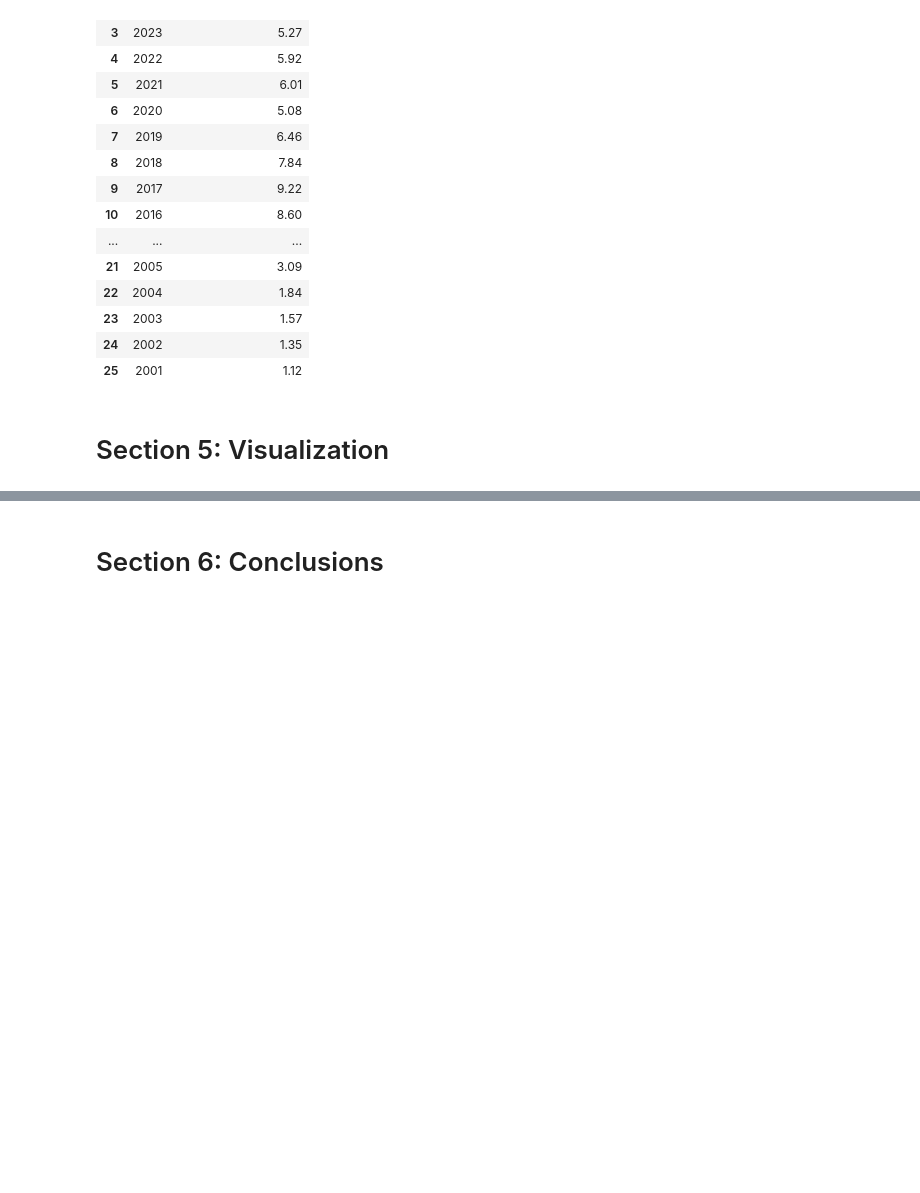
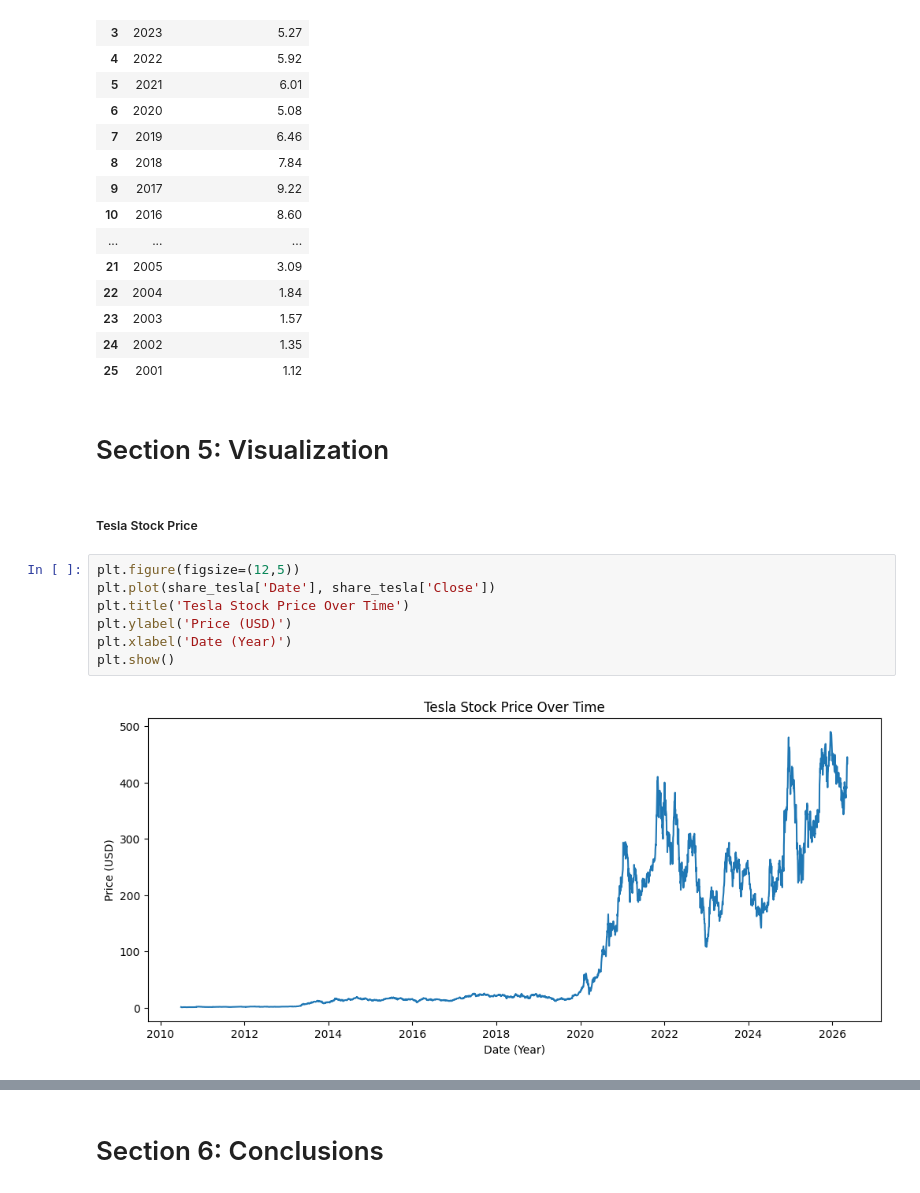
Before and after one commit to eddyzevallos12/Stock-Price-vs-Revenue-Analysis-Tesla-GameStop-, a Jupyter notebook: Stock Price vs Company Fundamentals Analysis.ipynb, the cells around one changed output, grey strips where cells are left out. Drawn from its saved outputs; the diff is of its cells as text; blank space fills up the shorter version.

Commit message:
visualizations

```diff
--- a/Stock Price vs Company Fundamentals Analysis.ipynb
+++ b/Stock Price vs Company Fundamentals Analysis.ipynb
@@ -290,3 +290,14 @@ revenue_gme_clean
 | 25 | 2001 | 1.12 |
 # %% [markdown]
 # Section 5: Visualization
+# %% [markdown]
+##### Tesla Stock Price
+# %%
+plt.figure(figsize=(12,5))
+plt.plot(share_tesla['Date'], share_tesla['Close'])
+plt.title('Tesla Stock Price Over Time')
+plt.ylabel('Price (USD)')
+plt.xlabel('Date (Year)')
+plt.show()
+# %% [output]
+[figure, added]
```
Also changed, not shown: parts of 9 cells of this notebook.
